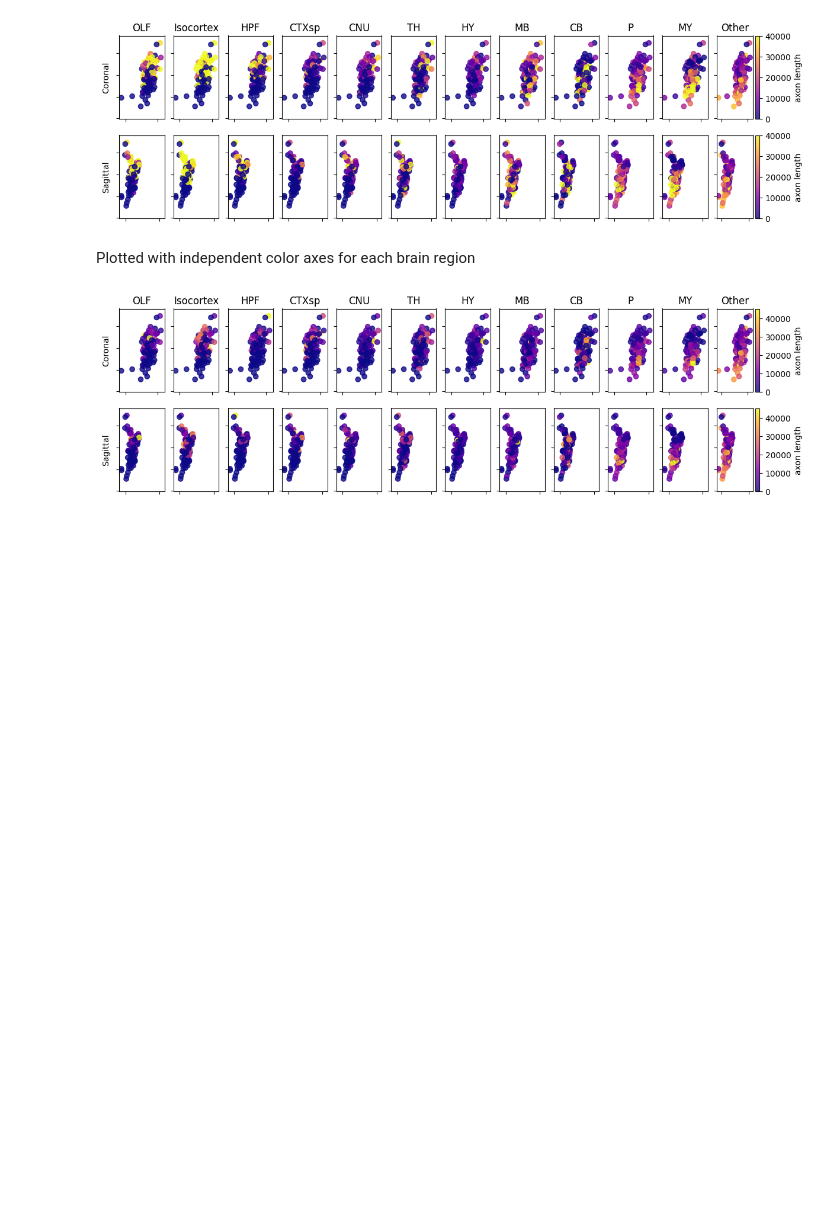
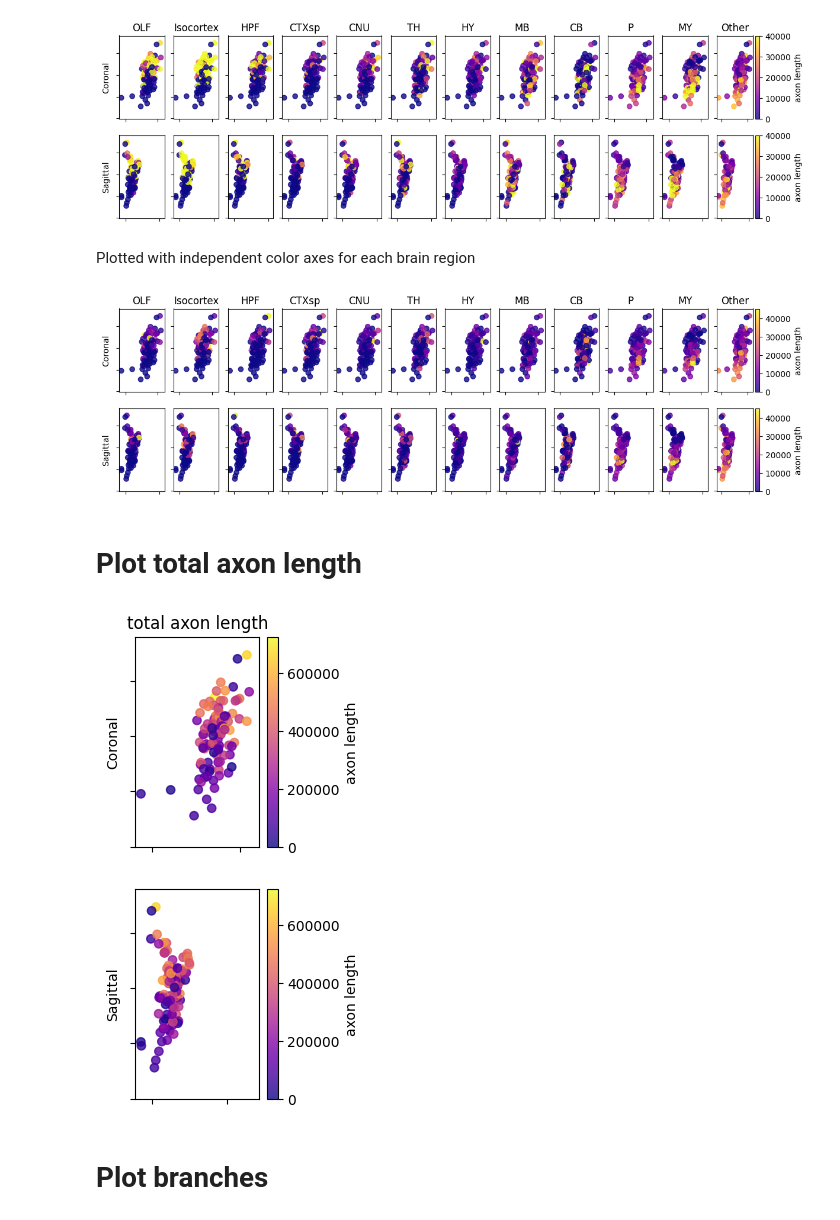
Before and after one commit to AllenNeuralDynamics/aind-LC-morphologies_supplemental_figure, a Jupyter notebook: code/Alex_soma_location.ipynb, the cells around one changed output. Drawn from its saved outputs; the diff is of its cells as text; code cells hidden in the pictures; blank space fills up the shorter version.

```diff
--- a/code/Alex_soma_location.ipynb
+++ b/code/Alex_soma_location.ipynb
@@ -55,3 +55,22 @@ Plotted with independent color axes for each brain region
 visualization.plot_all_soma_location(dataDF, df_unnormalized, ylabel='axon length',vmax=None)
 # %% [output]
 [figure]
+# %% [markdown]
+# Plot total axon length
+# %%
+df_unnormalized['total axon length'] = df_unnormalized.sum(axis=1)
+# %%
+fig, ax = plt.subplots(2,1,figsize=(2,6))
+visualization.plot_soma_location(
+    dataDF,
+    df_unnormalized,
+    color_by='total axon length',
+    vmax=None,
+    ax=ax,
+    add_rows=True,
+    ylabel='axon length'
+)
+# %% [output]
+[figure, added]
+# %% [markdown]
+# Plot branches
```
Also changed, not shown: parts of 6 cells of this notebook, 1 other file.
